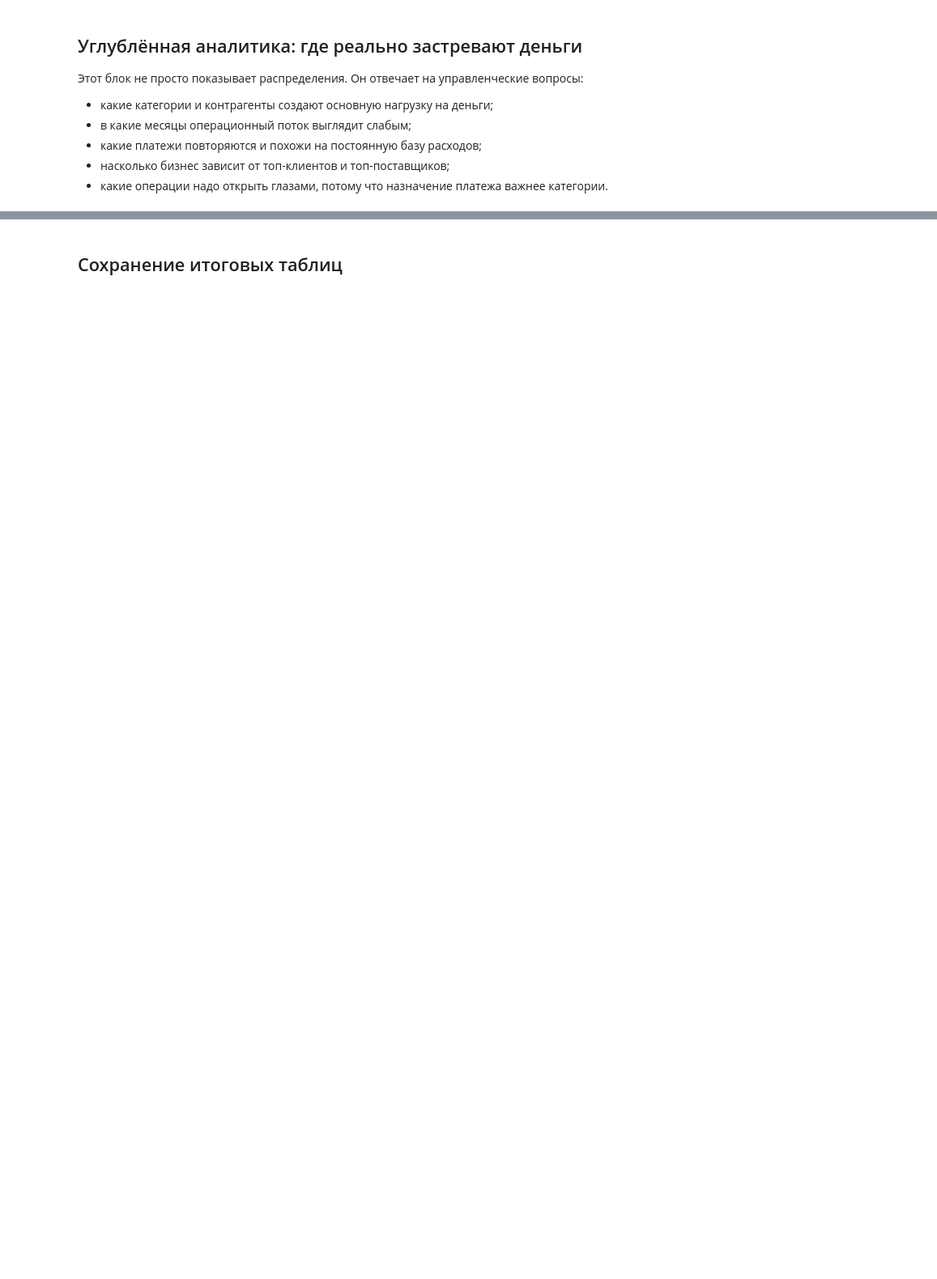
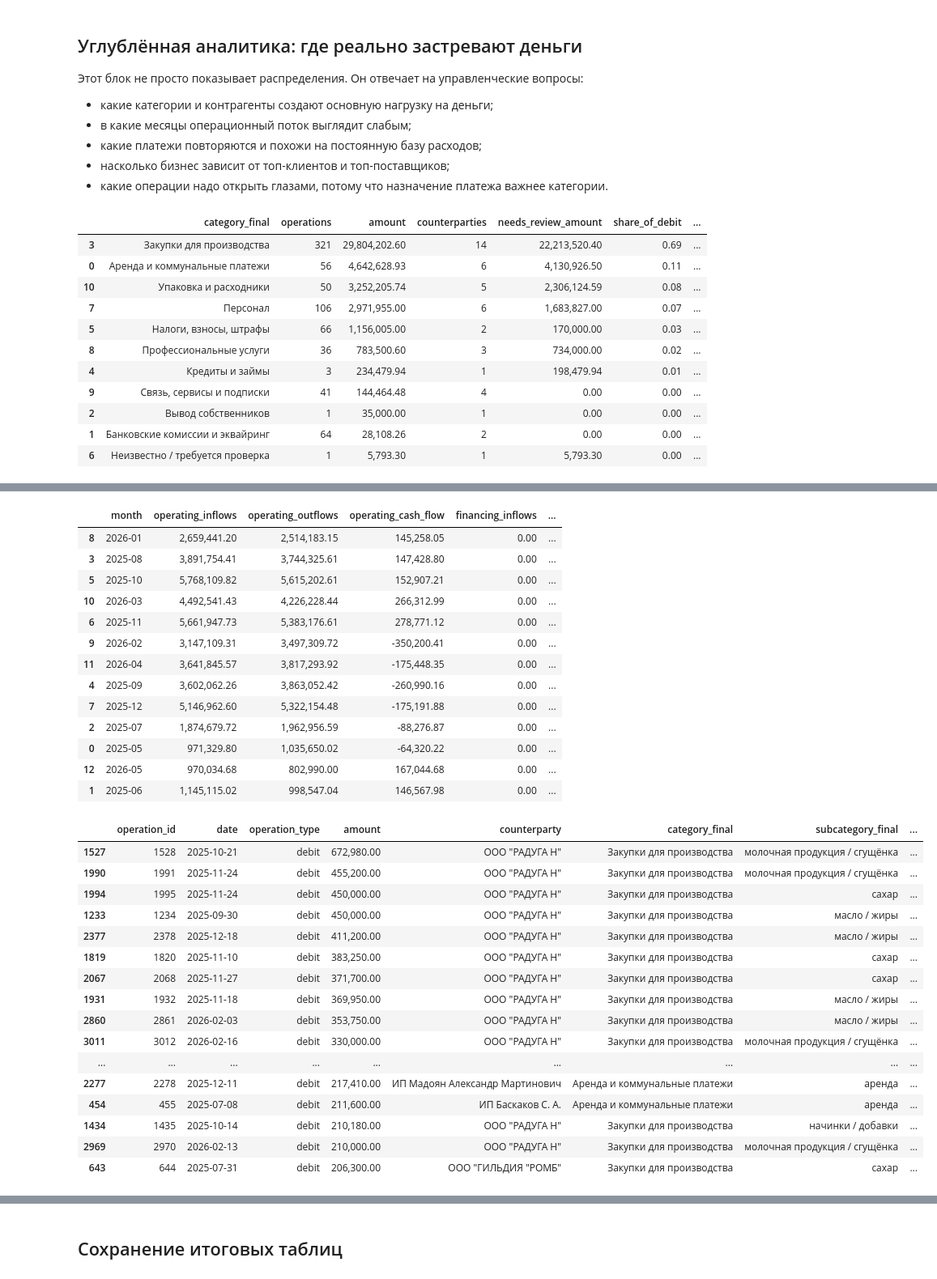
Before and after one commit to Kruasanya/sladkiy_gorodok, a Jupyter notebook: Исследование разметки транзакций/01_Исследование_классификации_банковских_операций.ipynb, the cells around one changed output, grey strips where cells are left out. Shown at 81% size. Drawn from its saved outputs; the diff is of its cells as text; code cells hidden in the pictures; blank space fills up the shorter version.

```diff
--- a/Исследование разметки транзакций/01_Исследование_классификации_банковских_операций.ipynb
+++ b/Исследование разметки транзакций/01_Исследование_классификации_банковских_операций.ipynb
@@ -1259,7 +1431,6 @@ expense_concentration = (
 )
 expense_concentration['share_of_debit'] = expense_concentration['amount'] / max(analysis_bank.loc[analysis_bank['is_outflow'], 'amount'].sum(), 1)
 expense_concentration['share_of_operating_inflow'] = expense_concentration['amount'] / max(operating_inflow_total, 1)
-expense_concentration.to_csv(OUTPUTS_DIR / 'expense_concentration.csv', index=False)
 display(expense_concentration)
 
 # 2. Топ контрагентов по оттоку/притоку.
@@ -1273,7 +1444,6 @@ counterparty_cash_impact = (
     .reset_index()
     .sort_values('amount', ascending=False)
 )
-counterparty_cash_impact.to_csv(OUTPUTS_DIR / 'counterparty_cash_impact.csv', index=False)
 
 top_debit_counterparties = counterparty_cash_impact.loc[counterparty_cash_impact['operation_type'].eq('debit')].head(25)
 top_credit_counterparties = counterparty_cash_impact.loc[counterparty_cash_impact['operation_type'].eq('credit')].head(25)
@@ -1284,12 +1454,10 @@ display(top_credit_counterparties)
 client_concentration = top_credit_counterparties.copy()
 client_concentration['share_of_credit'] = client_concentration['amount'] / max(analysis_bank.loc[analysis_bank['is_inflow'], 'amount'].sum(), 1)
 client_concentration['cumulative_share'] = client_concentration['share_of_credit'].cumsum()
-client_concentration.to_csv(OUTPUTS_DIR / 'client_concentration.csv', index=False)
 
 supplier_concentration = top_debit_counterparties.copy()
 supplier_concentration['share_of_debit'] = supplier_concentration['amount'] / max(analysis_bank.loc[analysis_bank['is_outflow'], 'amount'].sum(), 1)
 supplier_concentration['cumulative_share'] = supplier_concentration['share_of_debit'].cumsum()
-supplier_concentration.to_csv(OUTPUTS_DIR / 'supplier_concentration.csv', index=False)
 
 # 4. Повторяющиеся платежи: регулярная база расходов, которая давит на cash flow каждый месяц.
 recurring_candidates = analysis_bank.loc[analysis_bank['is_outflow']].copy()
@@ -1308,7 +1476,6 @@ recurring_payments = (
 )
 recurring_payments = recurring_payments.loc[(recurring_payments['operations'] >= 3) | (recurring_payments['months'] >= 3)]
 recurring_payments = recurring_payments.sort_values('total_amount', ascending=False)
-recurring_payments.to_csv(OUTPUTS_DIR / 'recurring_payments.csv', index=False)
 display(recurring_payments.head(40))
 
 # 5. Месячная динамика категорий расходов: где был скачок.
@@ -1317,7 +1484,6 @@ monthly_category_outflows = (
     .pivot_table(index='month', columns='category_final', values='amount', aggfunc='sum', fill_value=0)
     .sort_index()
 )
-monthly_category_outflows.to_csv(OUTPUTS_DIR / 'monthly_category_outflows.csv')
 monthly_category_growth = monthly_category_outflows.pct_change().replace([np.inf, -np.inf], np.nan)
 category_growth_long = (
     monthly_category_growth.stack(dropna=True)
@@ -1325,7 +1491,6 @@ category_growth_long = (
     .merge(monthly_category_outflows.stack().reset_index(name='amount'), on=['month', 'category_final'], how='left')
     .sort_values(['mom_growth', 'amount'], ascending=[False, False])
 )
-category_growth_long.to_csv(OUTPUTS_DIR / 'category_monthly_growth.csv', index=False)
 display(category_growth_long.loc[category_growth_long['amount'].gt(50000)].head(30))
 
 # 6. Cash pressure: месяцы, где операционный поток слабый или деньги съедаются неоперационными блоками.
@@ -1339,7 +1504,6 @@ cash_pressure.loc[cash_pressure['operating_cash_flow'].lt(0), 'risk_flags'] += '
 cash_pressure.loc[cash_pressure['net_cash_flow_before_internal'].lt(0), 'risk_flags'] += 'отрицательный net CF; '
 cash_pressure.loc[cash_pressure['outflow_to_inflow_ratio'].gt(0.9), 'risk_flags'] += 'расходы >90% поступлений; '
 cash_pressure.loc[cash_pressure['needs_review_amount'].gt(cash_pressure['operating_inflows'] * 0.2), 'risk_flags'] += 'много операций к проверке; '
-cash_pressure.to_csv(OUTPUTS_DIR / 'cash_pressure_by_month.csv', index=False)
 display(cash_pressure.sort_values(['risk_flags', 'net_cash_flow_before_internal'], ascending=[False, True]))
 
 # 7. Подсветка назначений платежа для ручного просмотра.
@@ -1363,5 +1527,17 @@ highlighted_review = highlighted_review[[
     'operation_id', 'date', 'operation_type', 'amount', 'counterparty', 'category_final', 'subcategory_final',
     'category_confidence', 'review_reason', 'highlighted_description'
 ]].sort_values('amount', ascending=False)
-highlighted_review.to_csv(OUTPUTS_DIR / 'highlighted_operations_for_review.csv', index=False)
 display(highlighted_review.head(50))
+# %% [output]
+|  | category_final | operations | amount | counterparties | needs_review_amount | share_of_debit | ... |
+| 3 | Закупки для производства | 321 | 29,804,202.60 | 14 | 22,213,520.40 | 0.69 | ... |
+| 0 | Аренда и коммунальные платежи | 56 | 4,642,628.93 | 6 | 4,130,926.50 | 0.11 | ... |
+| 10 | Упаковка и расходники | 50 | 3,252,205.74 | 5 | 2,306,124.59 | 0.08 | ... |
+| 7 | Персонал | 106 | 2,971,955.00 | 6 | 1,683,827.00 | 0.07 | ... |
+| 5 | Налоги, взносы, штрафы | 66 | 1,156,005.00 | 2 | 170,000.00 | 0.03 | ... |
+| 8 | Профессиональные услуги | 36 | 783,500.60 | 3 | 734,000.00 | 0.02 | ... |
+| 4 | Кредиты и займы | 3 | 234,479.94 | 1 | 198,479.94 | 0.01 | ... |
+| 9 | Связь, сервисы и подписки | 41 | 144,464.48 | 4 | 0.00 | 0.00 | ... |
+| 2 | Вывод собственников | 1 | 35,000.00 | 1 | 0.00 | 0.00 | ... |
+| 1 | Банковские комиссии и эквайринг | 64 | 28,108.26 | 2 | 0.00 | 0.00 | ... |
+| 6 | Неизвестно / требуется проверка | 1 | 5,793.30 | 1 | 5,793.30 | 0.00 | ... |
@@ -1368,3 +1612,34 @@ display(highlighted_review.head(50))
+|  | month | operating_inflows | operating_outflows | operating_cash_flow | financing_inflows | ... |
+| 8 | 2026-01 | 2,659,441.20 | 2,514,183.15 | 145,258.05 | 0.00 | ... |
+| 3 | 2025-08 | 3,891,754.41 | 3,744,325.61 | 147,428.80 | 0.00 | ... |
+| 5 | 2025-10 | 5,768,109.82 | 5,615,202.61 | 152,907.21 | 0.00 | ... |
+| 10 | 2026-03 | 4,492,541.43 | 4,226,228.44 | 266,312.99 | 0.00 | ... |
+| 6 | 2025-11 | 5,661,947.73 | 5,383,176.61 | 278,771.12 | 0.00 | ... |
+| 9 | 2026-02 | 3,147,109.31 | 3,497,309.72 | -350,200.41 | 0.00 | ... |
+| 11 | 2026-04 | 3,641,845.57 | 3,817,293.92 | -175,448.35 | 0.00 | ... |
+| 4 | 2025-09 | 3,602,062.26 | 3,863,052.42 | -260,990.16 | 0.00 | ... |
+| 7 | 2025-12 | 5,146,962.60 | 5,322,154.48 | -175,191.88 | 0.00 | ... |
+| 2 | 2025-07 | 1,874,679.72 | 1,962,956.59 | -88,276.87 | 0.00 | ... |
+| 0 | 2025-05 | 971,329.80 | 1,035,650.02 | -64,320.22 | 0.00 | ... |
+| 12 | 2026-05 | 970,034.68 | 802,990.00 | 167,044.68 | 0.00 | ... |
+| 1 | 2025-06 | 1,145,115.02 | 998,547.04 | 146,567.98 | 0.00 | ... |
+|  | operation_id | date | operation_type | amount | counterparty | category_final | subcategory_final | ... |
+| 1527 | 1528 | 2025-10-21 | debit | 672,980.00 | ООО "РАДУГА Н" | Закупки для производства | молочная продукция / сгущёнка | ... |
+| 1990 | 1991 | 2025-11-24 | debit | 455,200.00 | ООО "РАДУГА Н" | Закупки для производства | молочная продукция / сгущёнка | ... |
+| 1994 | 1995 | 2025-11-24 | debit | 450,000.00 | ООО "РАДУГА Н" | Закупки для производства | сахар | ... |
+| 1233 | 1234 | 2025-09-30 | debit | 450,000.00 | ООО "РАДУГА Н" | Закупки для производства | масло / жиры | ... |
+| 2377 | 2378 | 2025-12-18 | debit | 411,200.00 | ООО "РАДУГА Н" | Закупки для производства | масло / жиры | ... |
+| 1819 | 1820 | 2025-11-10 | debit | 383,250.00 | ООО "РАДУГА Н" | Закупки для производства | сахар | ... |
+| 2067 | 2068 | 2025-11-27 | debit | 371,700.00 | ООО "РАДУГА Н" | Закупки для производства | сахар | ... |
+| 1931 | 1932 | 2025-11-18 | debit | 369,950.00 | ООО "РАДУГА Н" | Закупки для производства | масло / жиры | ... |
+| 2860 | 2861 | 2026-02-03 | debit | 353,750.00 | ООО "РАДУГА Н" | Закупки для производства | масло / жиры | ... |
+| 3011 | 3012 | 2026-02-16 | debit | 330,000.00 | ООО "РАДУГА Н" | Закупки для производства | молочная продукция / сгущёнка | ... |
+| ... | ... | ... | ... | ... | ... | ... | ... | ... |
+| 2277 | 2278 | 2025-12-11 | debit | 217,410.00 | ИП Мадоян Александр Мартинович | Аренда и коммунальные платежи | аренда | ... |
+| 454 | 455 | 2025-07-08 | debit | 211,600.00 | ИП Баскаков С. А. | Аренда и коммунальные платежи | аренда | ... |
+| 1434 | 1435 | 2025-10-14 | debit | 210,180.00 | ООО "РАДУГА Н" | Закупки для производства | начинки / добавки | ... |
+| 2969 | 2970 | 2026-02-13 | debit | 210,000.00 | ООО "РАДУГА Н" | Закупки для производства | молочная продукция / сгущёнка | ... |
+| 643 | 644 | 2025-07-31 | debit | 206,300.00 | ООО "ГИЛЬДИЯ "РОМБ" | Закупки для производства | сахар | ... |
 # %%
 
 # --- Более содержательные визуализации ---
```
Also changed, not shown: parts of 23 cells of this notebook, 21 other files.
